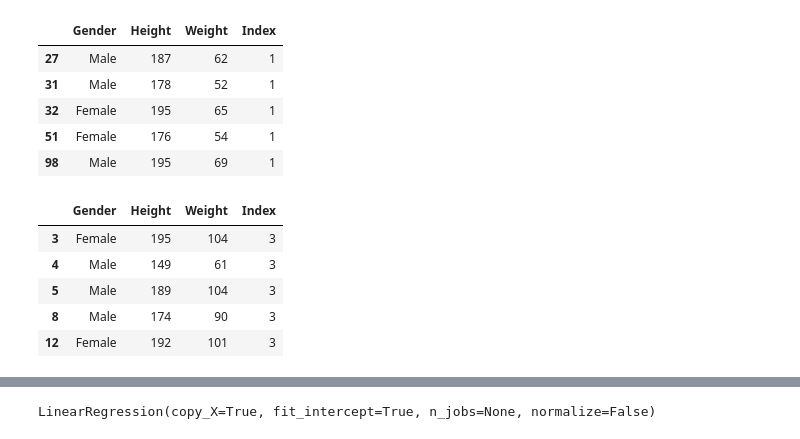
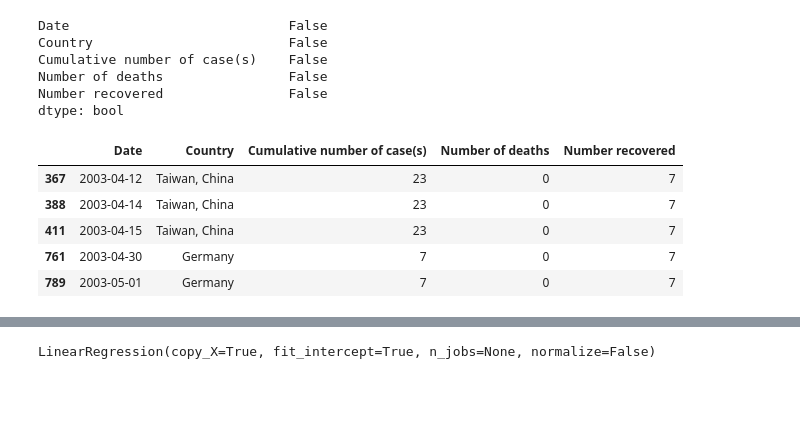
Before and after one commit to 19PA1A0493/PYTHON-BASICS, a Jupyter notebook: linearregression1.ipynb, the cells around one changed output, grey strips where cells are left out. Drawn from its saved outputs; the diff is of its cells as text; code cells hidden in the pictures; blank space fills up the shorter version.

```diff
--- a/linearregression1.ipynb
+++ b/linearregression1.ipynb
@@ -7,25 +7,12 @@ from sklearn.model_selection import train_test_split
 from sklearn.linear_model import LinearRegression
 import matplotlib.pyplot as plt
 from sklearn import metrics
-# %%
-bmi=pd.read_csv("500_Person_Gender_Height_Weight_Index.csv")
-bmi=bmi.loc[bmi['Index']==1]
-bmi.head()
-# %% [output]
-|  | Gender | Height | Weight | Index |
-| 27 | Male | 187 | 62 | 1 |
-| 31 | Male | 178 | 52 | 1 |
-| 32 | Female | 195 | 65 | 1 |
-| 51 | Female | 176 | 54 | 1 |
-| 98 | Male | 195 | 69 | 1 |
-# %%
-bmi=pd.read_csv("500_Person_Gender_Height_Weight_Index.csv")
-bmi=bmi.loc[bmi['Index']==3]
-bmi.head()
-# %% [output]
-|  | Gender | Height | Weight | Index |
-| 3 | Female | 195 | 104 | 3 |
-| 4 | Male | 149 | 61 | 3 |
-| 5 | Male | 189 | 104 | 3 |
-| 8 | Male | 174 | 90 | 3 |
-| 12 | Female | 192 | 101 | 3 |
+# %%
+sars.isna().all()
+# %% [output]
+Date                            False
+Country                         False
+Cumulative number of case(s)    False
+Number of deaths                False
+Number recovered                False
+dtype: bool
@@ -32 +21,12 @@ bmi.head()
+# %%
+sars=pd.read_csv("sars_2003_complete_dataset_clean.csv")
+sars=sars.loc[sars['Number recovered']==7]
+sars.head()
+# %% [output]
+|  | Date | Country | Cumulative number of case(s) | Number of deaths | Number recovered |
+| 367 | 2003-04-12 | Taiwan, China | 23 | 0 | 7 |
+| 388 | 2003-04-14 | Taiwan, China | 23 | 0 | 7 |
+| 411 | 2003-04-15 | Taiwan, China | 23 | 0 | 7 |
+| 761 | 2003-04-30 | Germany | 7 | 0 | 7 |
+| 789 | 2003-05-01 | Germany | 7 | 0 | 7 |
 # %%
```
Also changed, not shown: parts of 17 cells of this notebook.
